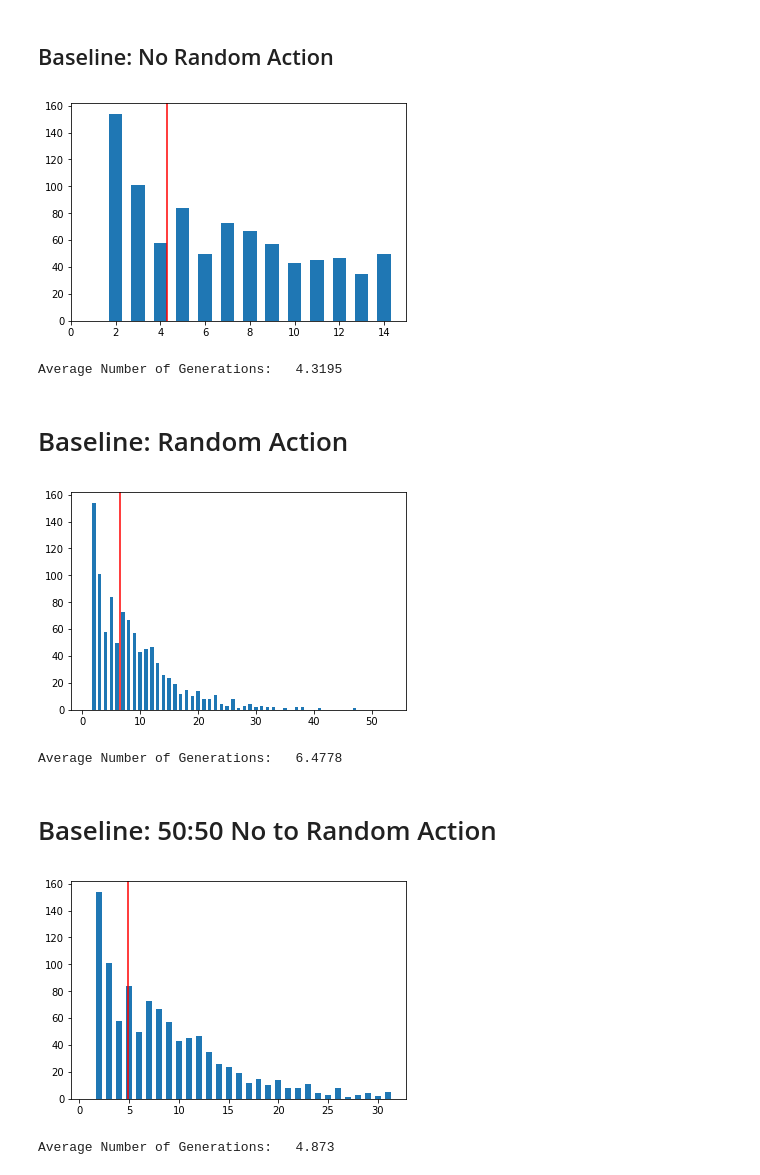
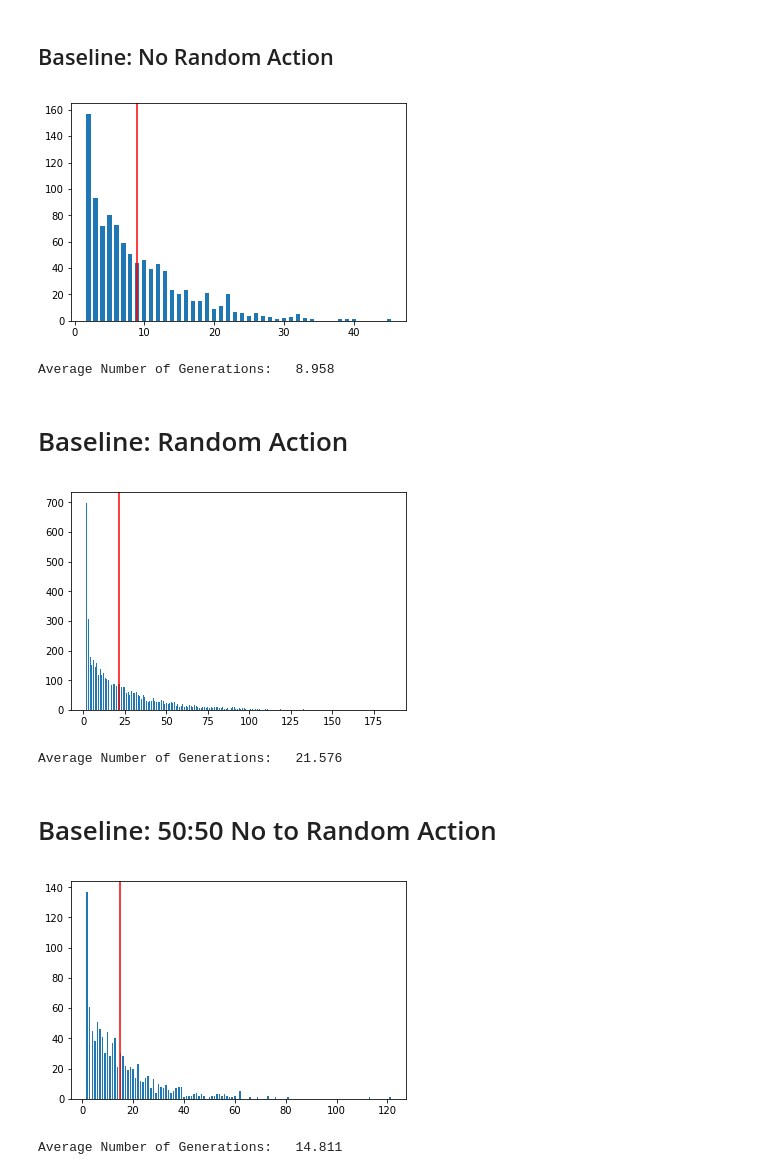
Before and after one commit to jacobmatthewmurray/camet, a Jupyter notebook: camet_baseline.ipynb, the cells around one changed output. Cells and saved outputs as stored; diff of their text form; code cells hidden in the pictures.

Commit message:
graph updating fixed

```diff
--- a/camet_baseline.ipynb
+++ b/camet_baseline.ipynb
@@ -7,7 +7,7 @@ import matplotlib.pyplot as plt
 from itertools import count
 # %%
 NUMBER_TRIALS = 5000
-c = Camet(4,4)
+c = Camet(5,5)
 # %%
 def establish_baseline(action=False):
 
@@ -37,25 +37,25 @@ def establish_baseline(action=False):
 # %%
 no_rand_action_output = establish_baseline()
 # %%
-plt.hist(output, bins=range(min(no_rand_action_output), max(no_rand_action_output) + 1, 1), align='left', rwidth=0.6)
+plt.hist(no_rand_action_output, bins=range(min(no_rand_action_output), max(no_rand_action_output) + 1, 1), align='left', rwidth=0.6)
 plt.axvline(x=np.mean(no_rand_action_output), color='red', label='test')
 plt.show()
 print("Average Number of Generations:", "\t", np.mean(no_rand_action_output))
 # %% [output]
-[figure, old version]
+[figure, new version]
-Average Number of Generations:   4.3195
+Average Number of Generations:   8.958
 # %% [markdown]
 # Baseline: Random Action
 # %%
 rand_action_output = establish_baseline(action=True)
 # %%
-plt.hist(output, bins=range(min(rand_action_output), max(rand_action_output) + 1, 1), align='left', rwidth=0.6)
+plt.hist(rand_action_output, bins=range(min(rand_action_output), max(rand_action_output) + 1, 1), align='left', rwidth=0.6)
 plt.axvline(x=np.mean(rand_action_output), color='red', label='test')
 plt.show()
 print("Average Number of Generations:", "\t", np.mean(rand_action_output))
 # %% [output]
-[figure, old version]
+[figure, new version]
-Average Number of Generations:   6.4778
+Average Number of Generations:   21.576
 # %% [markdown]
 # Baseline: 50:50 No to Random Action
 # %%
@@ -86,10 +86,10 @@ def establish_5050_baseline(action=True):
 # %%
 fiftyfifty_action_output = establish_5050_baseline(action=True)
 # %%
-plt.hist(output, bins=range(min(fiftyfifty_action_output), max(fiftyfifty_action_output) + 1, 1), align='left', rwidth=0.6)
+plt.hist(fiftyfifty_action_output, bins=range(min(fiftyfifty_action_output), max(fiftyfifty_action_output) + 1, 1), align='left', rwidth=0.6)
 plt.axvline(x=np.mean(fiftyfifty_action_output), color='red', label='test')
 plt.show()
 print("Average Number of Generations:", "\t", np.mean(fiftyfifty_action_output))
 # %% [output]
-[figure, old version]
+[figure, new version]
-Average Number of Generations:   4.873
+Average Number of Generations:   14.811
```
Also changed, not shown: parts of 4 cells of this notebook, 5 other files.
